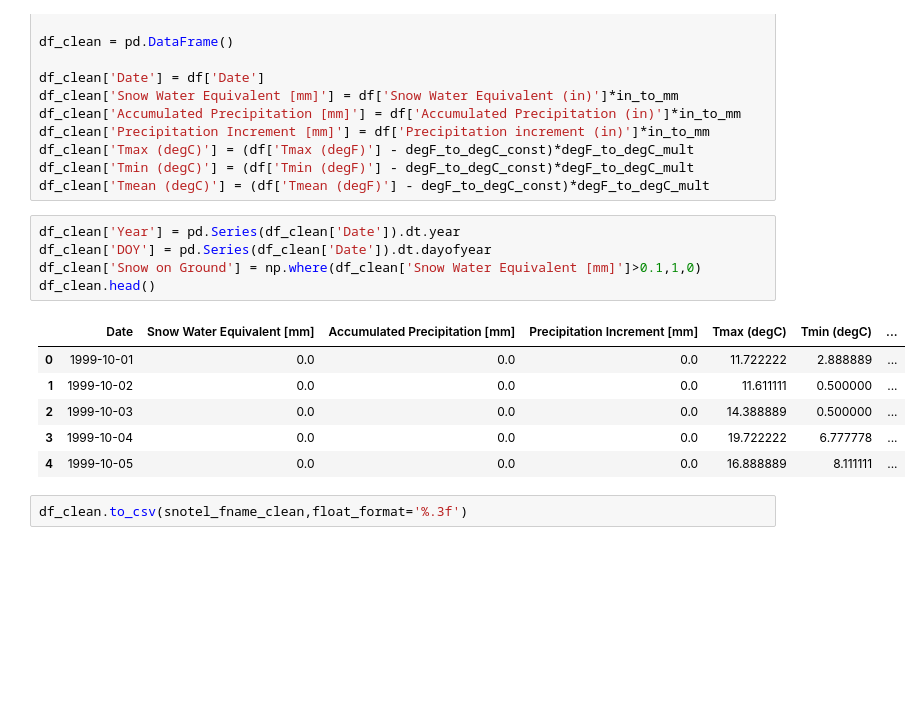
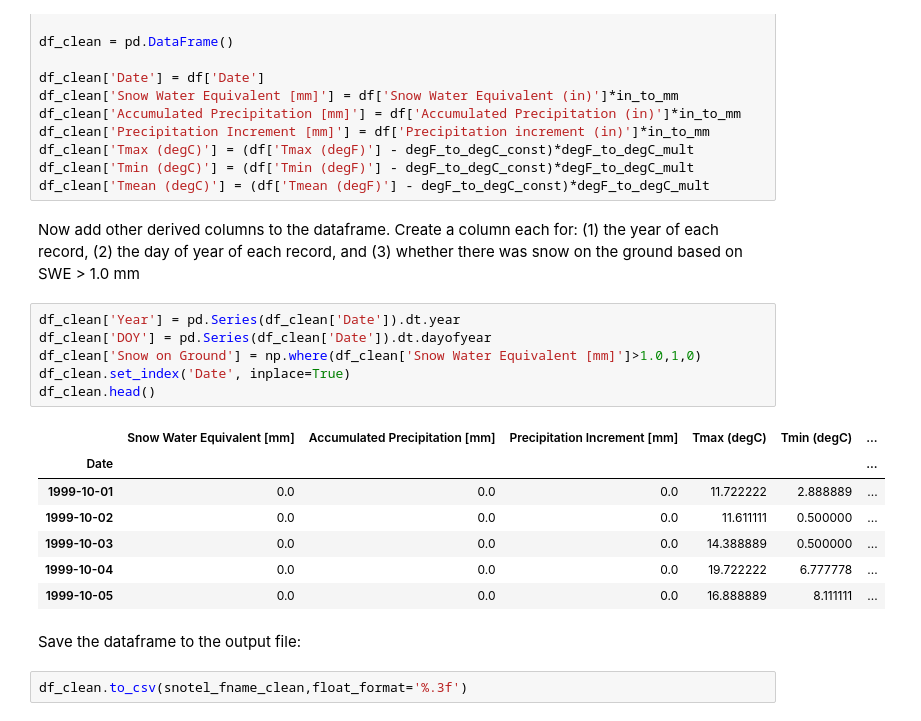
Before and after one commit to LejoFlores/simplest_neural_net, a Jupyter notebook: 1_DataCleanupStep.ipynb, the cells around one changed output. Cells and saved outputs as stored; diff of their text form; blank space fills up the shorter version.

```diff
--- a/1_DataCleanupStep.ipynb
+++ b/1_DataCleanupStep.ipynb
@@ -40,17 +58,23 @@ df_clean['Precipitation Increment [mm]'] = df['Precipitation increment (in)']*in
 df_clean['Tmax (degC)'] = (df['Tmax (degF)'] - degF_to_degC_const)*degF_to_degC_mult
 df_clean['Tmin (degC)'] = (df['Tmin (degF)'] - degF_to_degC_const)*degF_to_degC_mult
 df_clean['Tmean (degC)'] = (df['Tmean (degF)'] - degF_to_degC_const)*degF_to_degC_mult
+# %% [markdown]
+Now add other derived columns to the dataframe. Create a column each for: (1) the year of each record, (2) the day of year of each record, and (3) whether there was snow on the ground based on SWE > 1.0 mm
 # %%
 df_clean['Year'] = pd.Series(df_clean['Date']).dt.year
 df_clean['DOY'] = pd.Series(df_clean['Date']).dt.dayofyear
-df_clean['Snow on Ground'] = np.where(df_clean['Snow Water Equivalent [mm]']>0.1,1,0)
+df_clean['Snow on Ground'] = np.where(df_clean['Snow Water Equivalent [mm]']>1.0,1,0)
+df_clean.set_index('Date', inplace=True)
 df_clean.head()
 # %% [output]
-|  | Date | Snow Water Equivalent [mm] | Accumulated Precipitation [mm] | Precipitation Increment [mm] | Tmax (degC) | Tmin (degC) | ... |
-| 0 | 1999-10-01 | 0.0 | 0.0 | 0.0 | 11.722222 | 2.888889 | ... |
-| 1 | 1999-10-02 | 0.0 | 0.0 | 0.0 | 11.611111 | 0.500000 | ... |
-| 2 | 1999-10-03 | 0.0 | 0.0 | 0.0 | 14.388889 | 0.500000 | ... |
-| 3 | 1999-10-04 | 0.0 | 0.0 | 0.0 | 19.722222 | 6.777778 | ... |
-| 4 | 1999-10-05 | 0.0 | 0.0 | 0.0 | 16.888889 | 8.111111 | ... |
+|  | Snow Water Equivalent [mm] | Accumulated Precipitation [mm] | Precipitation Increment [mm] | Tmax (degC) | Tmin (degC) | ... |
+| Date |  |  |  |  |  | ... |
+| 1999-10-01 | 0.0 | 0.0 | 0.0 | 11.722222 | 2.888889 | ... |
+| 1999-10-02 | 0.0 | 0.0 | 0.0 | 11.611111 | 0.500000 | ... |
+| 1999-10-03 | 0.0 | 0.0 | 0.0 | 14.388889 | 0.500000 | ... |
+| 1999-10-04 | 0.0 | 0.0 | 0.0 | 19.722222 | 6.777778 | ... |
+| 1999-10-05 | 0.0 | 0.0 | 0.0 | 16.888889 | 8.111111 | ... |
+# %% [markdown]
+Save the dataframe to the output file:
 # %%
 df_clean.to_csv(snotel_fname_clean,float_format='%.3f')
```
Also changed, not shown: parts of 6 cells of this notebook, 1 other file.
